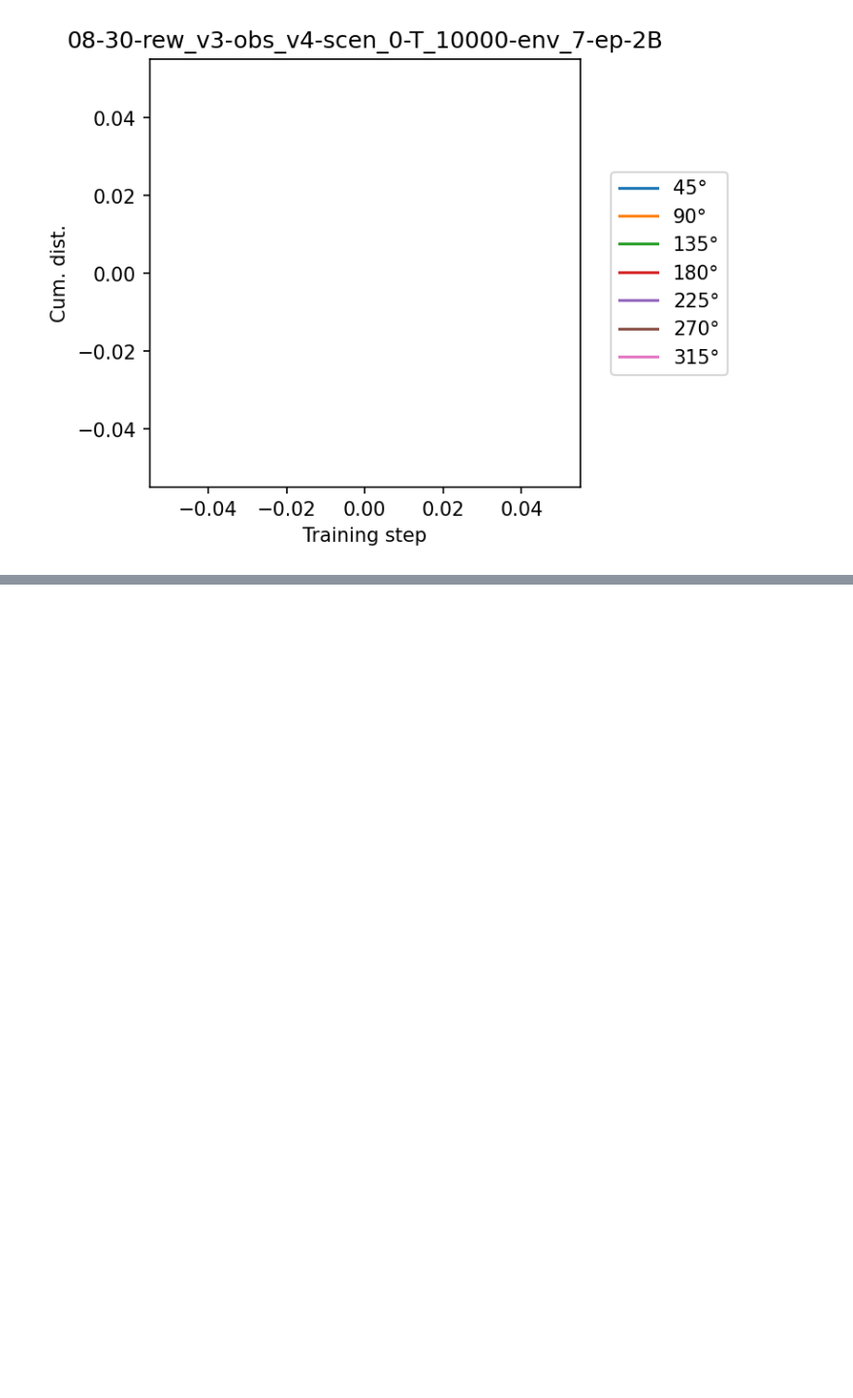
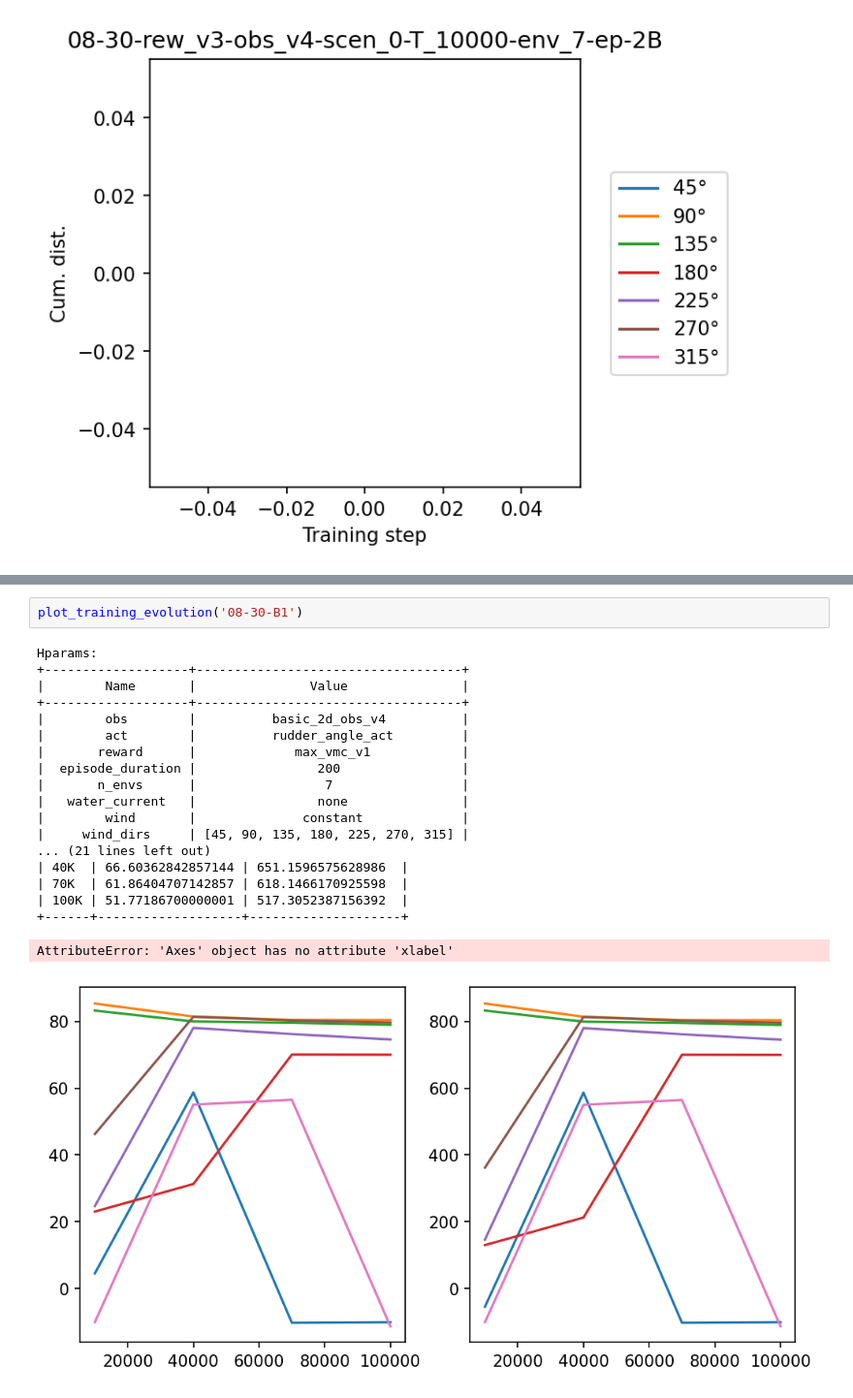
Before and after one commit to lucasmrdt/sailboat-drl, a Jupyter notebook: notebooks/sb3_analysis_mac.ipynb, the cells around one changed output, grey strips where cells are left out. Shown at 97% size. Cells and saved outputs as stored; diff of their text form; blank space fills up the shorter version.

```diff
--- a/notebooks/sb3_analysis_mac.ipynb
+++ b/notebooks/sb3_analysis_mac.ipynb
@@ -345,0 +384,22 @@ Hparams:
+# %%
+plot_training_evolution('08-30-B1')
+# %% [output]
+Hparams:
++-------------------+-----------------------------------+
+|        Name       |               Value               |
++-------------------+-----------------------------------+
+|        obs        |          basic_2d_obs_v4          |
+|        act        |          rudder_angle_act         |
+|       reward      |             max_vmc_v1            |
+|  episode_duration |                200                |
+|       n_envs      |                 7                 |
+|   water_current   |                none               |
+|        wind       |              constant             |
+|     wind_dirs     | [45, 90, 135, 180, 225, 270, 315] |
+... (21 lines left out)
+| 40K  | 66.60362842857144 | 651.1596575628986  |
+| 70K  | 61.86404707142857 | 618.1466170925598  |
+| 100K | 51.77186700000001 | 517.3052387156392  |
++------+-------------------+--------------------+
+AttributeError: 'Axes' object has no attribute 'xlabel'
+[figure, added]
```
Also changed, not shown: parts of 18 cells of this notebook, 5 other files.
